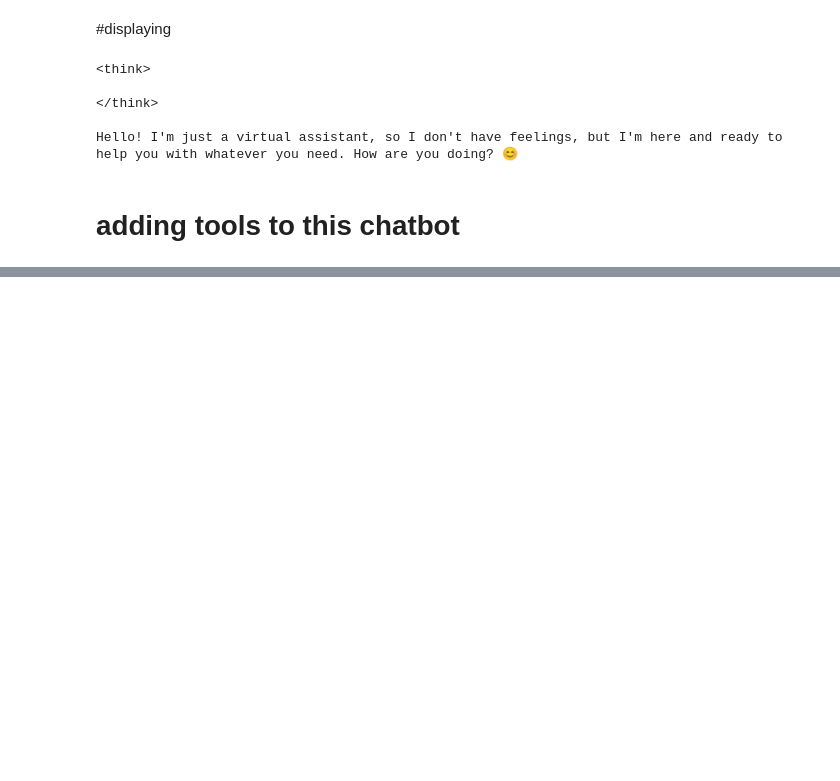
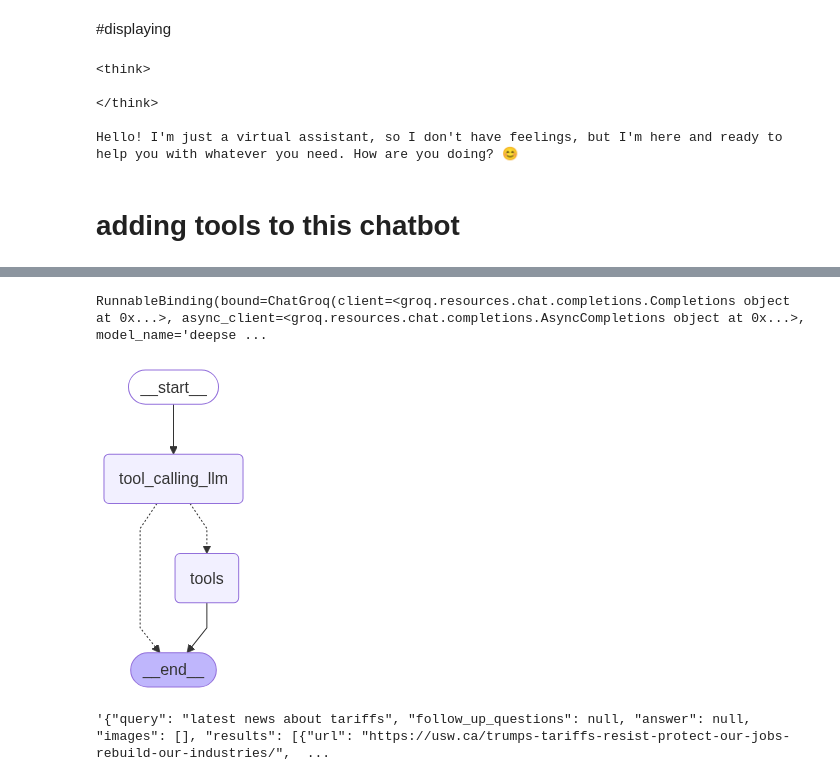
Before and after one commit to drigger091/AGENTIC_FRAMEWORK, a Jupyter notebook: Basic_chatbot/1_basic_chatbot.ipynb, the cells around one changed output, grey strips where cells are left out. Cells and saved outputs as stored; diff of their text form; code cells hidden in the pictures; blank space fills up the shorter version.

```diff
--- a/Basic_chatbot/1_basic_chatbot.ipynb
+++ b/Basic_chatbot/1_basic_chatbot.ipynb
@@ -93,3 +93,9 @@ for event in graph.stream({"messages": "Hi how are you"}):
 Hello! I'm just a virtual assistant, so I don't have feelings, but I'm here and ready to help you with whatever you need. How are you doing? 😊
 # %% [markdown]
 # adding tools to this chatbot
+# %%
+from langchain_tavily import TavilySearch
+
+
+tool = TavilySearch(max_results=2)
+tool.invoke("What is LangChain?")
@@ -95,0 +134,45 @@ Hello! I'm just a virtual assistant, so I don't have feelings, but I'm here and
+# %%
+tools = [tool, multiply]
+# %%
+
+
+llm_with_tools =llm.bind_tools(tools)
+# %%
+llm_with_tools
+# %% [output]
+RunnableBinding(bound=ChatGroq(client=<groq.resources.chat.completions.Completions object at 0x...>, async_client=<groq.resources.chat.completions.AsyncCompletions object at 0x...>, model_name='deepse ...
+# %%
+## stategraph with tools
+from langgraph.graph import StateGraph, START, END
+from langgraph.prebuilt import ToolNode , tools_condition
+
+
+
+
+def tool_calling_llm(state:State):
+    return{"messages":[llm_with_tools.invoke(state["messages"])]}
+
+builder = StateGraph(State)
+builder.add_node("tool_calling_llm", tool_calling_llm)
+builder.add_node("tools" , ToolNode(tools))
+
+
+#add edges
+builder.add_edge(START, "tool_calling_llm")
+builder.add_conditional_edges(
+    "tool_calling_llm",
+    tools_condition  # this checks if the message contains a tool call
+
+    # if the latest message contains a tool call, it will go to the tools node
+    # otherwise it will go to the END node
+)
+
+builder.add_edge("tools", END)
+
+##compile the graph
+graph = builder.compile()
+from IPython.display import Image, display
+
+display(Image(graph.get_graph().draw_mermaid_png()))
+# %% [output]
+[figure, added]
@@ -95,0 +181,4 @@ Hello! I'm just a virtual assistant, so I don't have feelings, but I'm here and
+# %%
+response["messages"][-1].content
+# %% [output]
+'{"query": "latest news about tariffs", "follow_up_questions": null, "answer": null, "images": [], "results": [{"url": "https://usw.ca/trumps-tariffs-resist-protect-our-jobs-rebuild-our-industries/",  ...
```
Also changed, not shown: parts of 5 cells of this notebook, 6 other files.
